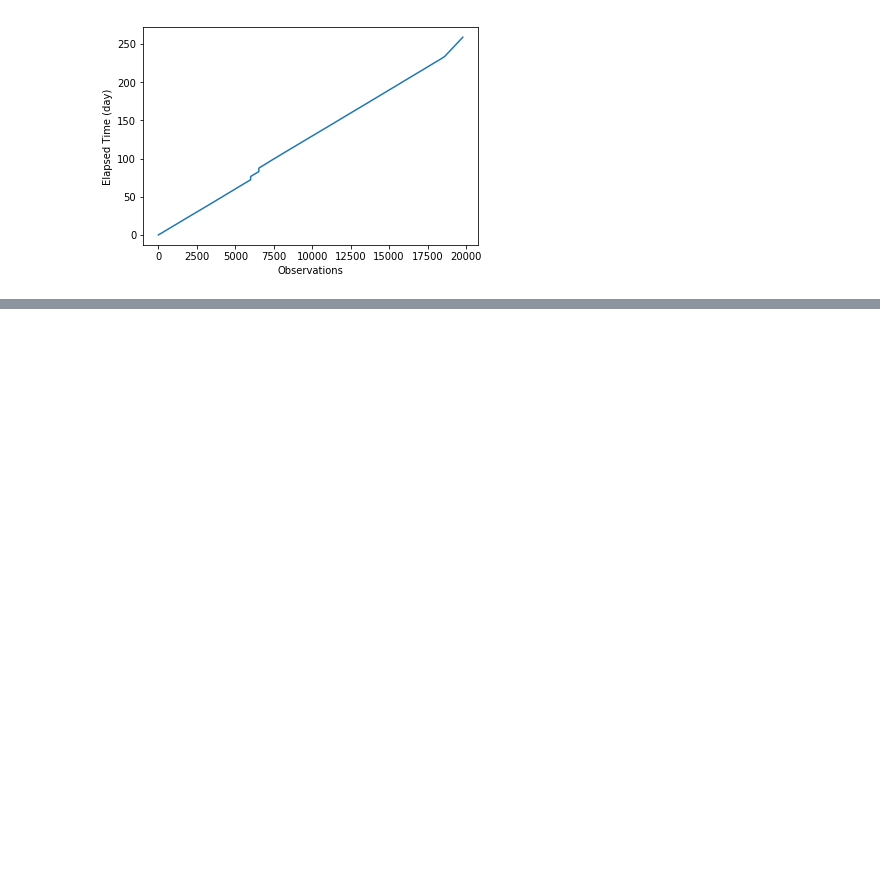
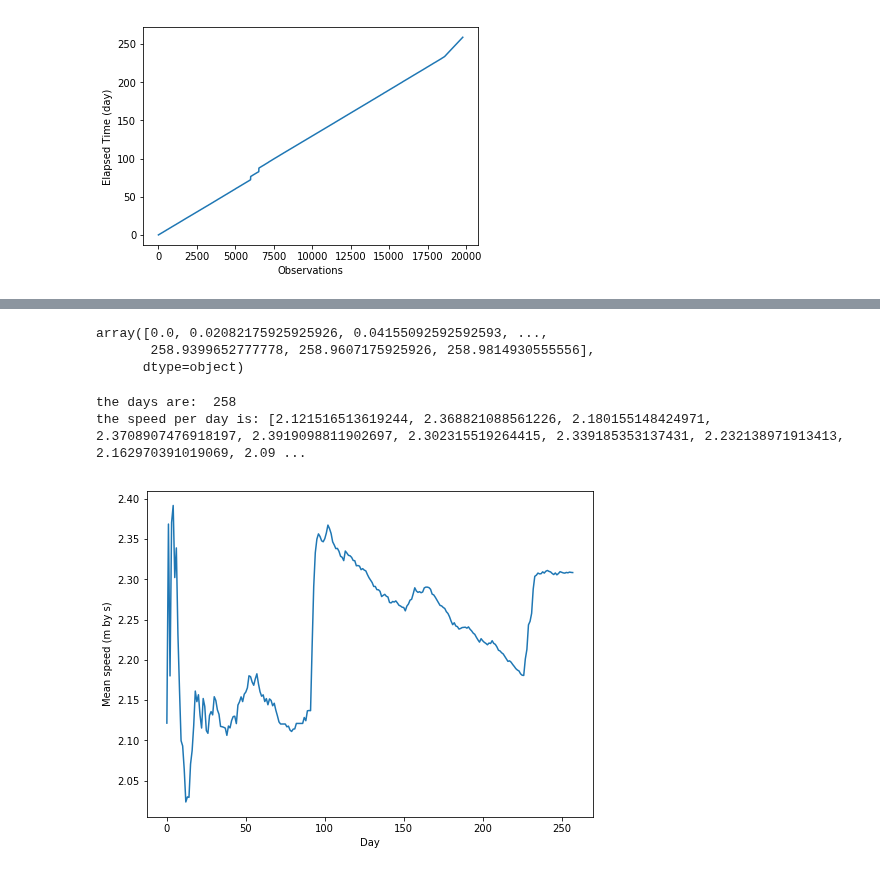
Before and after one commit to udaytak/Edx_PythonForResearch, a Jupyter notebook: 4_21. Case Study - Birds Tracking.ipynb, the cells around one changed output, grey strips where cells are left out. Drawn from its saved outputs; the diff is of its cells as text; code cells hidden in the pictures; blank space fills up the shorter version.

Commit message:
4.2.5 Calculating Daily Mean Speed

```diff
--- a/4_21. Case Study - Birds Tracking.ipynb
+++ b/4_21. Case Study - Birds Tracking.ipynb
@@ -321,0 +326,3 @@ plt.show() #time pass is same
+# %%
+data = birddata[birddata.bird_name == 'Eric']
+data.head()
@@ -321,0 +336,37 @@ plt.show() #time pass is same
+# %%
+times = data.timestamp
+elapsed_time = [time - times[0] for time in times]
+elapsed_days = np.array(elapsed_time)/ datetime.timedelta (days = 1)
+elapsed_days
+# %% [output]
+array([0.0, 0.02082175925925926, 0.04155092592592593, ...,
+       258.9399652777778, 258.9607175925926, 258.9814930555556],
+      dtype=object)
+# %%
+#y axis - mean daily speed, x axis - time spent in days
+next_day = 1
+inds = [] #collect indices of the same day
+daily_mean_speed = []
+
+for (i, t) in enumerate(elapsed_days):
+    if t < next_day:
+        inds.append(i)
+    else:
+        daily_mean_speed.append(np.mean(data.speed_2d[inds])) #compute mean speed
+        next_day += 1 #increment next day by 1
+        ind = [] #empty list ind
+# %%
+print('the days are: ', len(daily_mean_speed))
+print('the speed per day is:', daily_mean_speed)
+# %% [output]
+the days are:  258
+the speed per day is: [2.121516513619244, 2.368821088561226, 2.180155148424971, 2.3708907476918197, 2.3919098811902697, 2.302315519264415, 2.339185353137431, 2.232138971913413, 2.162970391019069, 2.09 ...
+# %%
+plt.figure(figsize = (8,6))
+plt.plot(daily_mean_speed)
+plt.xlabel('Day')
+plt.ylabel('Mean speed (m by s)')
+plt.savefig('birds_info per dms.pdf')
+plt.show()
+# %% [output]
+[figure, added]
```
Also changed, not shown: parts of 4 cells of this notebook, 1 other file.
